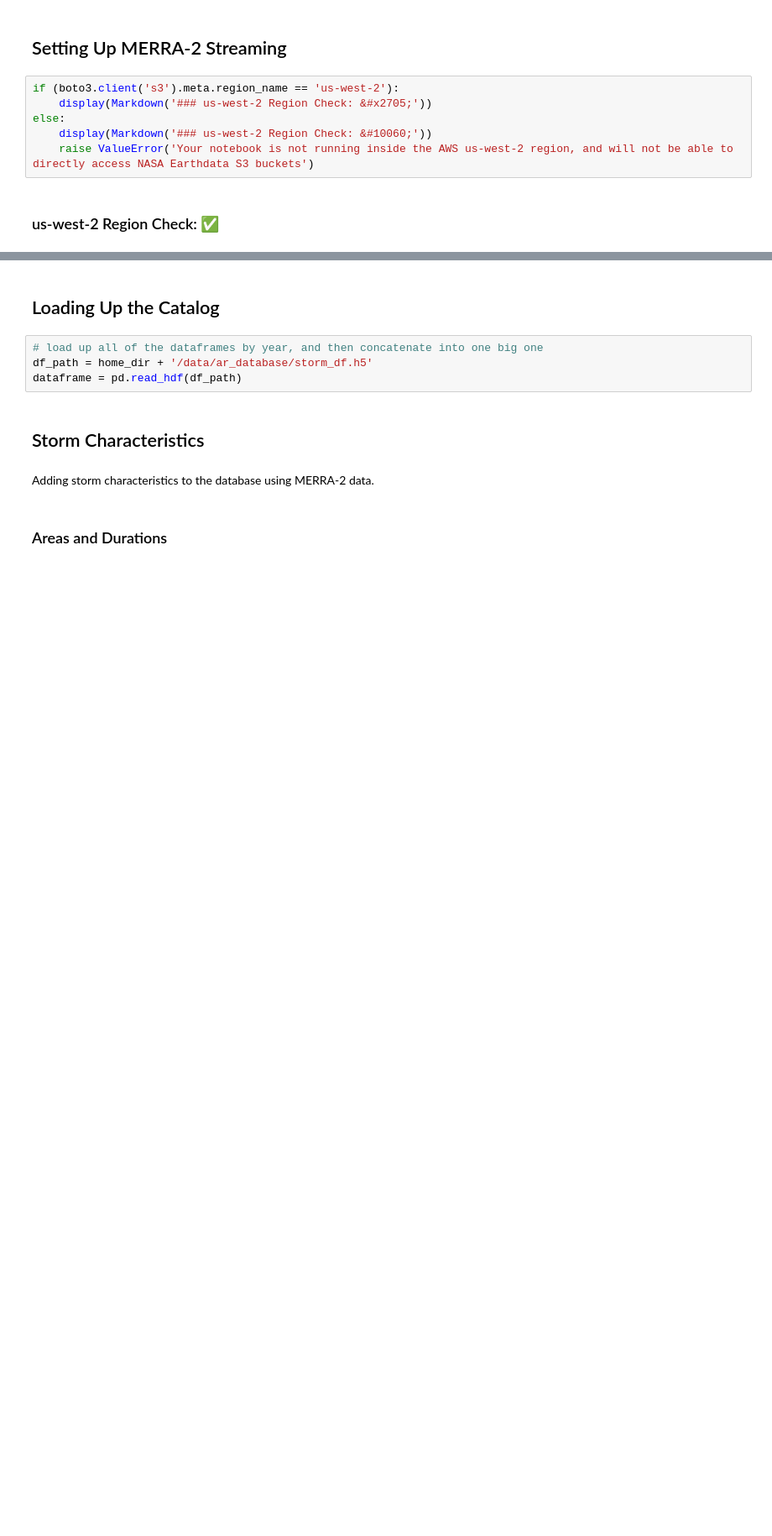
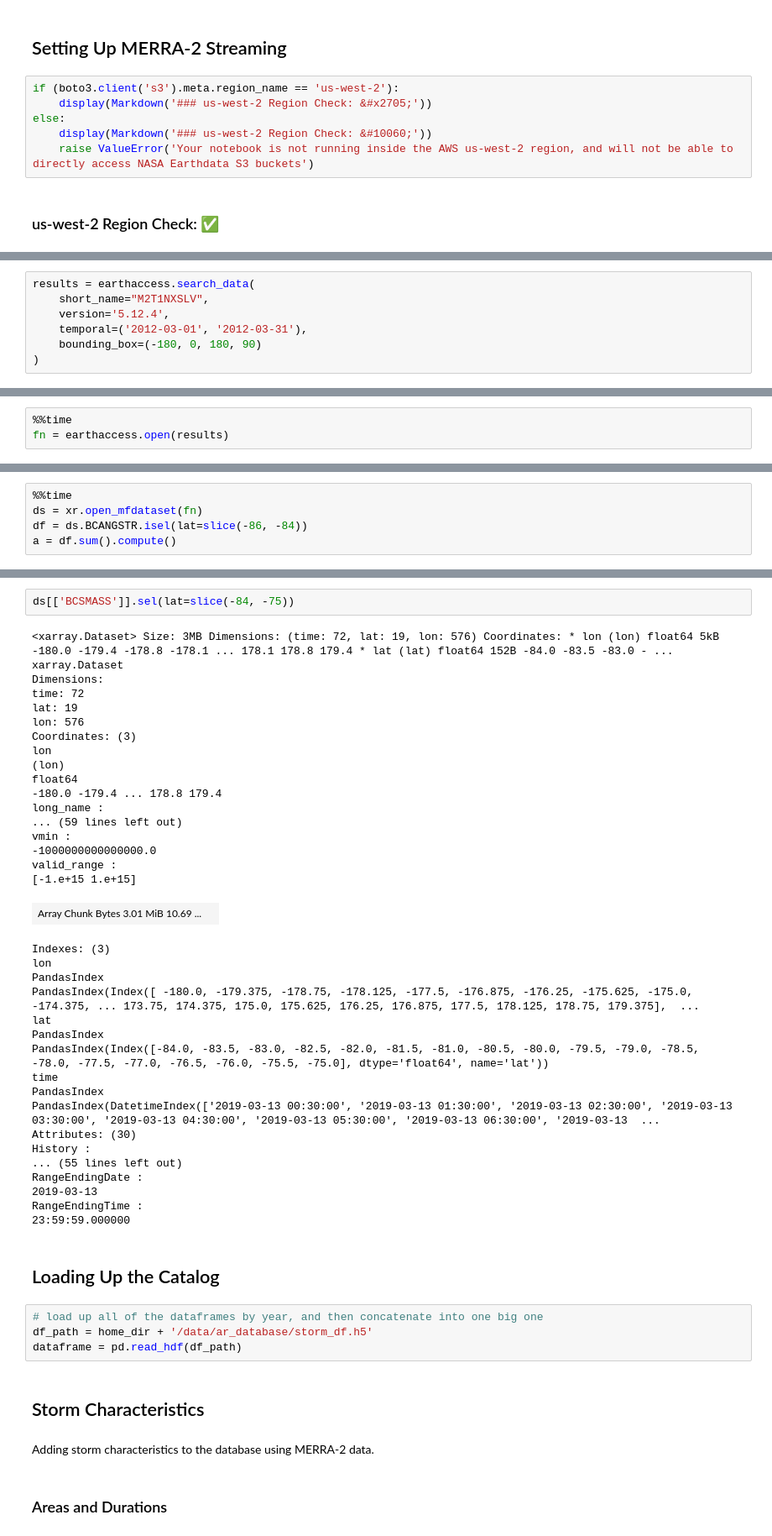
Before and after one commit to jbbutler/extreme_antarctic_ARs, a Jupyter notebook: project/dataset/streaming/merra2_masking.ipynb, the cells around one changed output, grey strips where cells are left out. Shown at 84% size. Cells and saved outputs as stored; diff of their text form; blank space fills up the shorter version.

```diff
--- a/project/dataset/streaming/merra2_masking.ipynb
+++ b/project/dataset/streaming/merra2_masking.ipynb
@@ -39,0 +52,7 @@ else:
+# %%
+results = earthaccess.search_data(
+    short_name="M2T1NXSLV",
+    version='5.12.4',
+    temporal=('2012-03-01', '2012-03-31'),
+    bounding_box=(-180, 0, 180, 90)
+)
@@ -39,0 +69,3 @@ else:
+# %%
+%%time
+fn = earthaccess.open(results)
@@ -39,0 +116,5 @@ else:
+# %%
+%%time
+ds = xr.open_mfdataset(fn)
+df = ds.BCANGSTR.isel(lat=slice(-86, -84))
+a = df.sum().compute()
@@ -40,3 +124,41 @@ else:
+# %%
+ds[['BCSMASS']].sel(lat=slice(-84, -75))
+# %% [output]
+<xarray.Dataset> Size: 3MB Dimensions: (time: 72, lat: 19, lon: 576) Coordinates: * lon (lon) float64 5kB -180.0 -179.4 -178.8 -178.1 ... 178.1 178.8 179.4 * lat (lat) float64 152B -84.0 -83.5 -83.0 - ...
+xarray.Dataset
+Dimensions:
+time: 72
+lat: 19
+lon: 576
+Coordinates: (3)
+lon
+(lon)
+float64
+-180.0 -179.4 ... 178.8 179.4
+long_name :
+... (59 lines left out)
+vmin :
+-1000000000000000.0
+valid_range :
+[-1.e+15 1.e+15]
+| Array Chunk Bytes 3.01 MiB 10.69 ... |  |
+Indexes: (3)
+lon
+PandasIndex
+PandasIndex(Index([ -180.0, -179.375, -178.75, -178.125, -177.5, -176.875, -176.25, -175.625, -175.0, -174.375, ... 173.75, 174.375, 175.0, 175.625, 176.25, 176.875, 177.5, 178.125, 178.75, 179.375],  ...
+lat
+PandasIndex
+PandasIndex(Index([-84.0, -83.5, -83.0, -82.5, -82.0, -81.5, -81.0, -80.5, -80.0, -79.5, -79.0, -78.5, -78.0, -77.5, -77.0, -76.5, -76.0, -75.5, -75.0], dtype='float64', name='lat'))
+time
+PandasIndex
+PandasIndex(DatetimeIndex(['2019-03-13 00:30:00', '2019-03-13 01:30:00', '2019-03-13 02:30:00', '2019-03-13 03:30:00', '2019-03-13 04:30:00', '2019-03-13 05:30:00', '2019-03-13 06:30:00', '2019-03-13  ...
+Attributes: (30)
+History :
+... (55 lines left out)
+RangeEndingDate :
+2019-03-13
+RangeEndingTime :
+23:59:59.000000
 # %% [markdown]
 ## Loading Up the Catalog
 # %%
```
Also changed, not shown: parts of 15 cells of this notebook.
